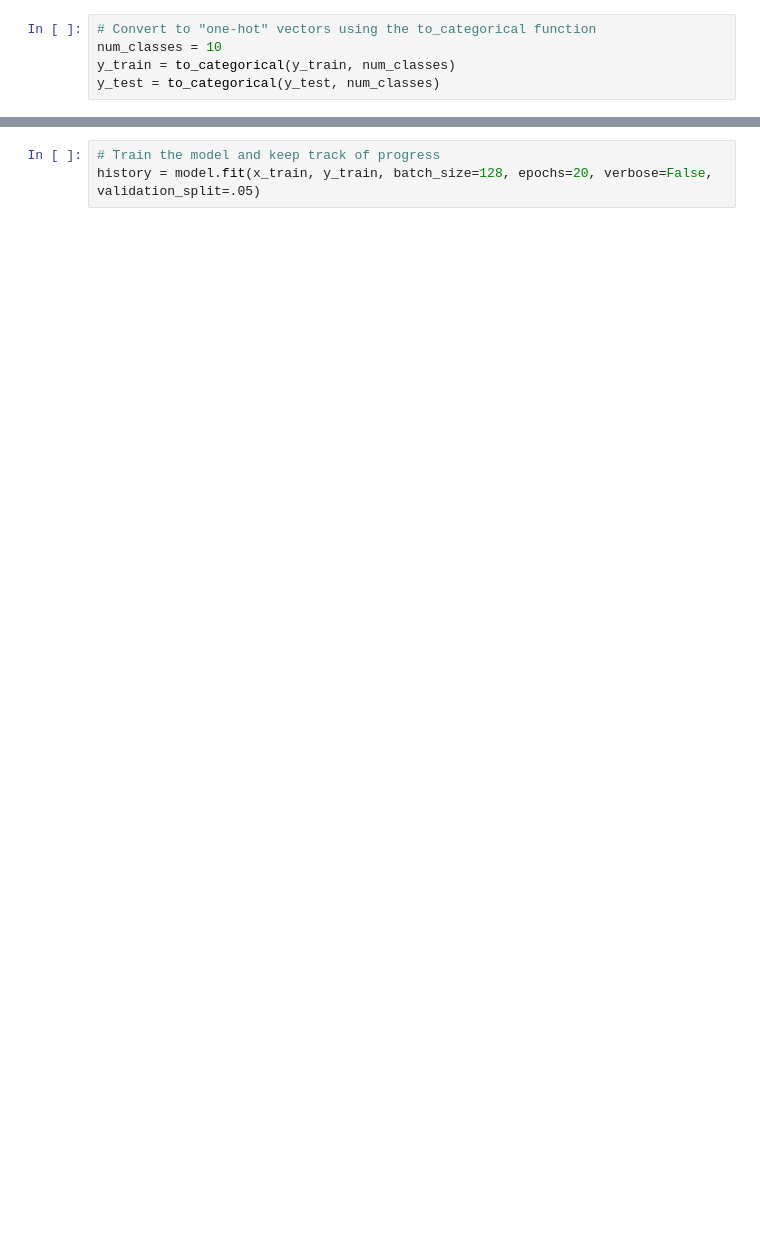
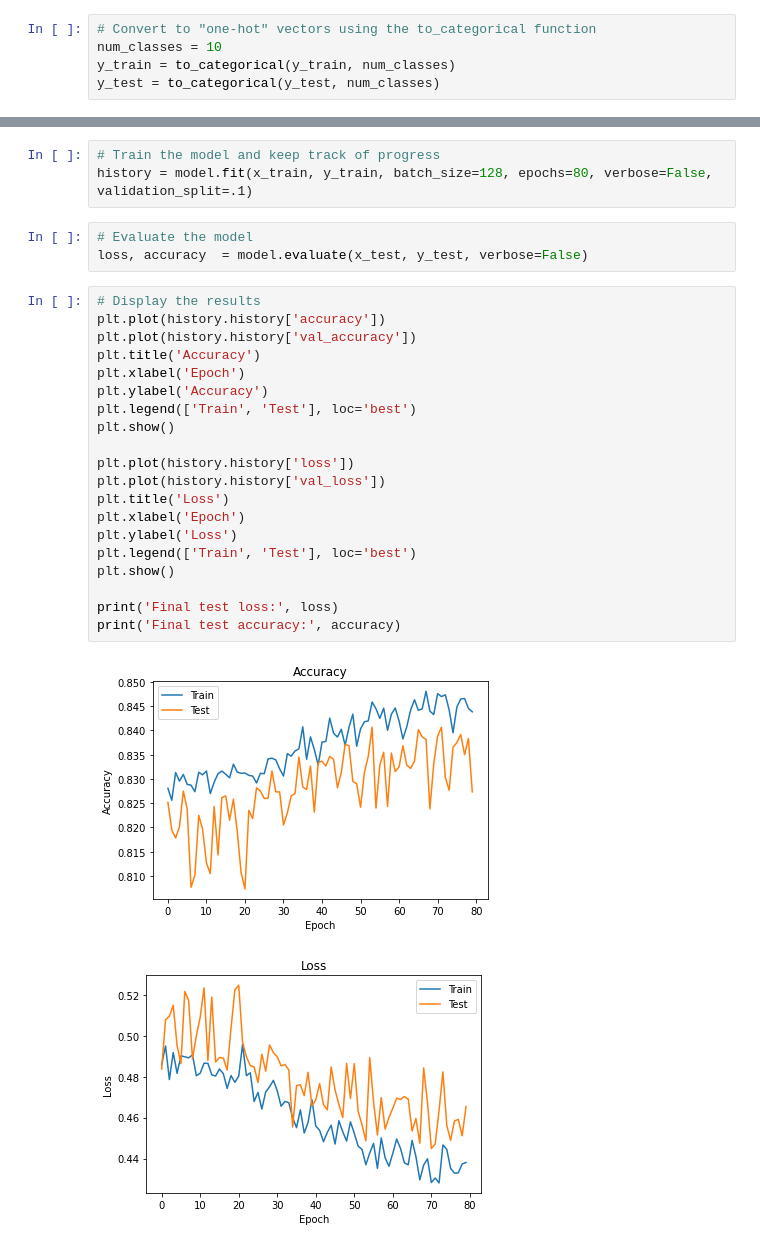
Before and after one commit to dieter4902/webpy-datascience, a Jupyter notebook: notebooks/FirstNotebook.ipynb, the cells around one changed output, grey strips where cells are left out. Cells and saved outputs as stored; diff of their text form; blank space fills up the shorter version.

```diff
--- a/notebooks/FirstNotebook.ipynb
+++ b/notebooks/FirstNotebook.ipynb
@@ -69,3 +121,29 @@ model.summary()
 # %%
 # Train the model and keep track of progress
-history = model.fit(x_train, y_train, batch_size=128, epochs=20, verbose=False, validation_split=.05)
+history = model.fit(x_train, y_train, batch_size=128, epochs=80, verbose=False, validation_split=.1)
+# %%
+# Evaluate the model
+loss, accuracy  = model.evaluate(x_test, y_test, verbose=False)
+# %%
+# Display the results
+plt.plot(history.history['accuracy'])
+plt.plot(history.history['val_accuracy'])
+plt.title('Accuracy')
+plt.xlabel('Epoch')
+plt.ylabel('Accuracy')
+plt.legend(['Train', 'Test'], loc='best')
+plt.show()
+
+plt.plot(history.history['loss'])
+plt.plot(history.history['val_loss'])
+plt.title('Loss')
+plt.xlabel('Epoch')
+plt.ylabel('Loss')
+plt.legend(['Train', 'Test'], loc='best')
+plt.show()
+
+print('Final test loss:', loss)
+print('Final test accuracy:', accuracy)
+# %% [output]
+[figure, added]
+[figure, added]
```
Also changed, not shown: parts of 8 cells of this notebook, 1 other file.
